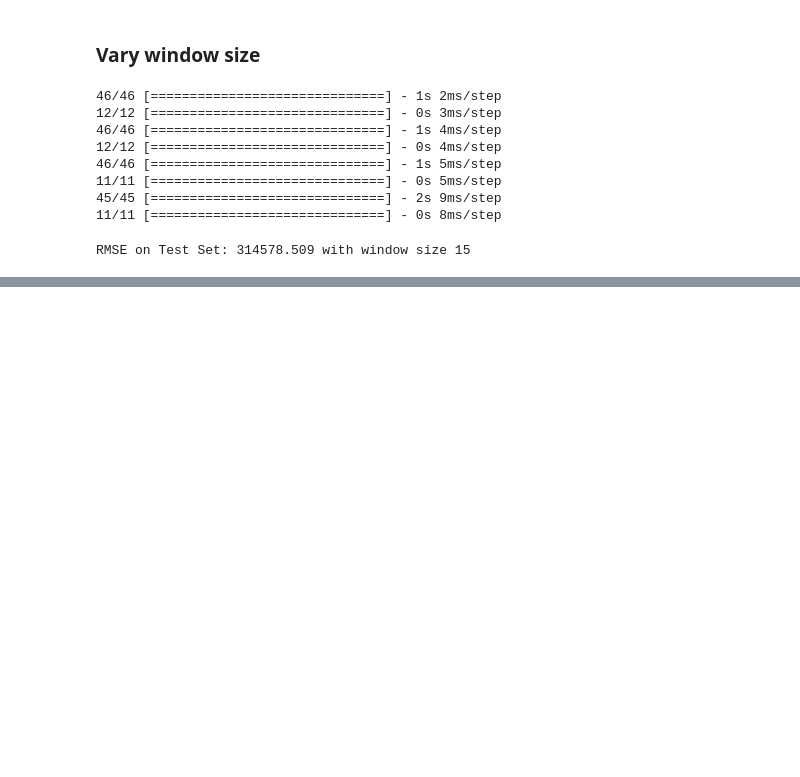
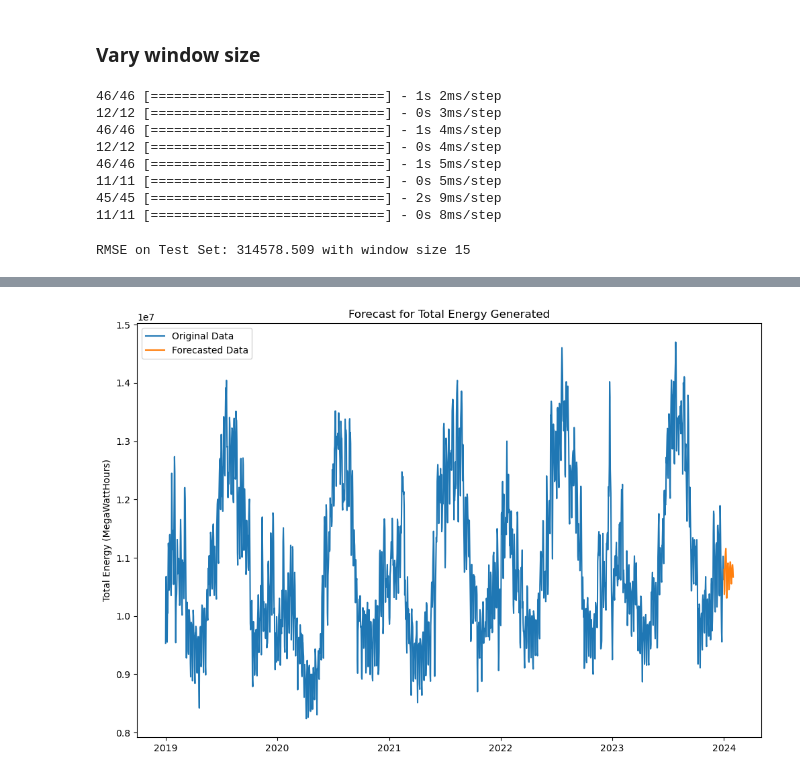
Before and after one commit to sbenston/energy_forecasting, a Jupyter notebook: energy_forecasting_models.ipynb, the cells around one changed output, grey strips where cells are left out. Drawn from its saved outputs; the diff is of its cells as text; code cells hidden in the pictures; blank space fills up the shorter version.

Commit message:
Add 30 day forecast

```diff
--- a/energy_forecasting_models.ipynb
+++ b/energy_forecasting_models.ipynb
@@ -565,0 +576,12 @@ plot_predictions(total_generated_df, shifted_train_pred, shifted_test_pred)
+# %%
+# Get 1 window size worth of last target values
+y_forecast = y_test[-window_size:]
+
+for _ in range(30):
+    x = y_forecast[-window_size:]
+    x = np.reshape(x, (1, window_size, 1))
+    y_pred = model.predict(x)
+    y_forecast = np.append(y_forecast, y_pred[0][0])
+
+# Remove original known values
+y_forecast = y_forecast[window_size -1:]
@@ -565,0 +616,10 @@ plot_predictions(total_generated_df, shifted_train_pred, shifted_test_pred)
+# %%
+# Revert scaling for forecasted data
+y_forecast_unscaled = scaler.inverse_transform(np.reshape(y_forecast, (31, 1)))
+
+# Create dataframe of forecasted data
+forecast_df = pd.DataFrame(y_forecast_unscaled, columns=['generated_forecast'])
+forecast_df['date'] = pd.date_range(total_generated_df.index[-1] + pd.DateOffset(1), periods=31)
+forecast_df = forecast_df.set_index('date')
+
+forecast_df.head()
@@ -565,0 +634,12 @@ plot_predictions(total_generated_df, shifted_train_pred, shifted_test_pred)
+# %%
+# Plot original data with forecasted data
+plt.figure(figsize=(12, 8))
+plt.plot(total_generated_df, label='Original Data')
+plt.plot(forecast_df, label='Forecasted Data')
+
+plt.title('Forecast for Total Energy Generated')
+plt.ylabel('Total Energy (MegaWattHours)')
+plt.legend()
+plt.show()
+# %% [output]
+[figure, added]
```
Also changed, not shown: parts of 8 cells of this notebook.
